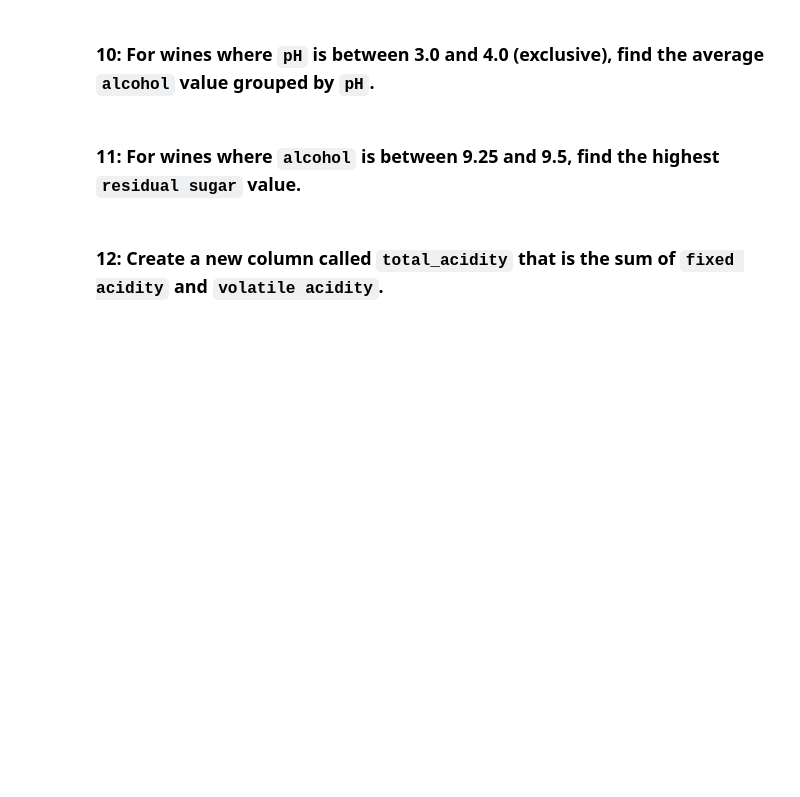
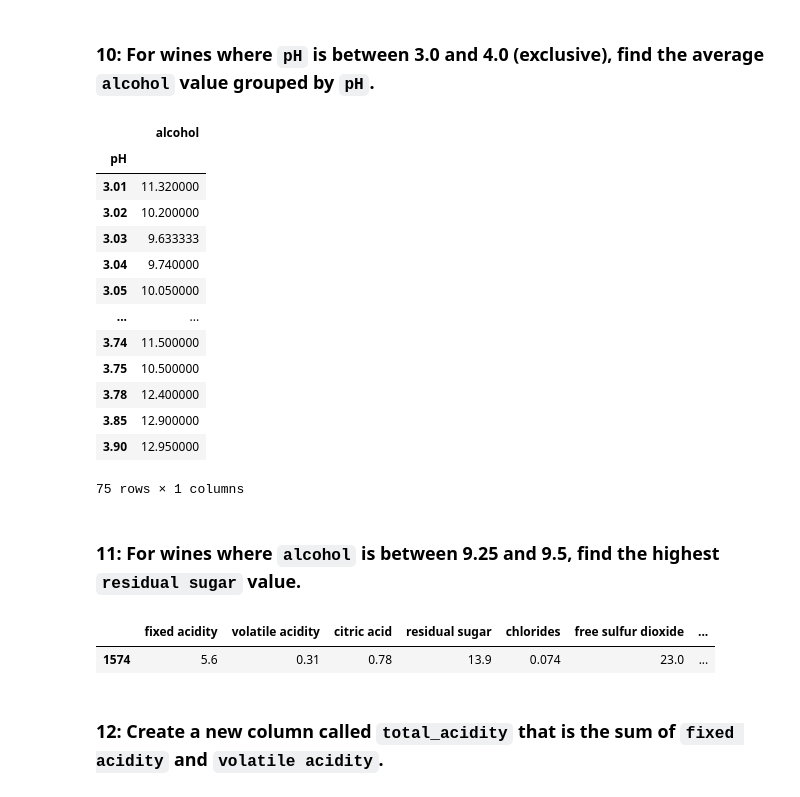
Before and after one commit to zinaF19/ds_numpy_pandas_zina, a Jupyter notebook: 1_Pandas/02_Pandas_Practice_Functionalities.ipynb, the cells around one changed output. Drawn from its saved outputs; the diff is of its cells as text; code cells hidden in the pictures; blank space fills up the shorter version.

```diff
--- a/1_Pandas/02_Pandas_Practice_Functionalities.ipynb
+++ b/1_Pandas/02_Pandas_Practice_Functionalities.ipynb
@@ -178,10 +219,34 @@ TypeError: unsupported operand type(s) for &: 'list' and 'list'
 ### 10: For wines where `pH` is between 3.0 and 4.0 (exclusive), find the average `alcohol` value grouped by `pH`.
 # %%
 # YOUR CODE HERE
+df[
+(df["pH"] > 3.0) & (df["pH"] < 4.0)
+].groupby("pH")[["alcohol"]].mean()
+# %% [output]
+|  | alcohol |
+| pH |  |
+| 3.01 | 11.320000 |
+| 3.02 | 10.200000 |
+| 3.03 | 9.633333 |
+| 3.04 | 9.740000 |
+| 3.05 | 10.050000 |
+| ... | ... |
+| 3.74 | 11.500000 |
+| 3.75 | 10.500000 |
+| 3.78 | 12.400000 |
+| 3.85 | 12.900000 |
+| 3.90 | 12.950000 |
+75 rows × 1 columns
 # %% [markdown]
 ### 11: For wines where `alcohol` is between 9.25 and 9.5, find the highest `residual sugar` value.
 # %%
 # YOUR CODE HERE
+df[
+    (df["alcohol"] > 9.25) & (df["alcohol"] > 9.5)
+].sort_values("residual sugar", ascending=False).head(1)
+# %% [output]
+|  | fixed acidity | volatile acidity | citric acid | residual sugar | chlorides | free sulfur dioxide | ... |
+| 1574 | 5.6 | 0.31 | 0.78 | 13.9 | 0.074 | 23.0 | ... |
 # %% [markdown]
 ### 12: Create a new column called `total_acidity` that is the sum of `fixed acidity` and `volatile acidity`.
 # %%
```
Also changed, not shown: parts of 3 cells of this notebook.
